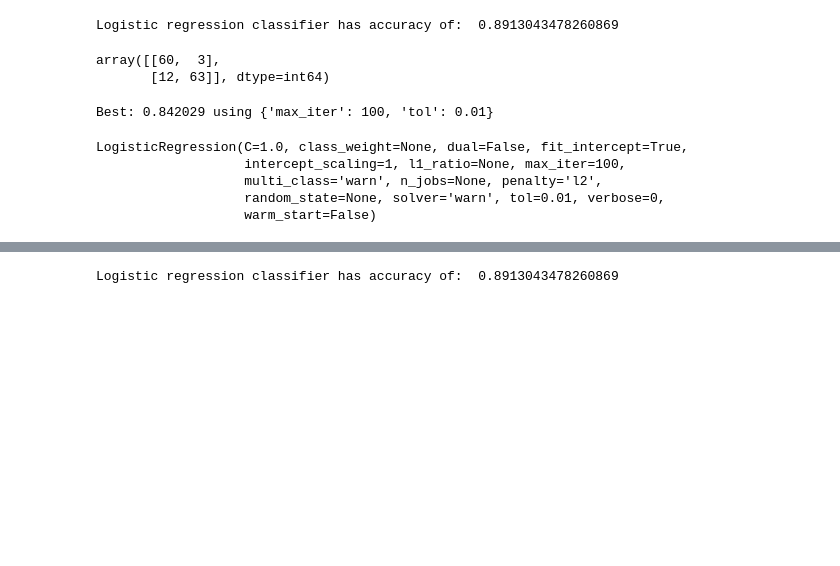
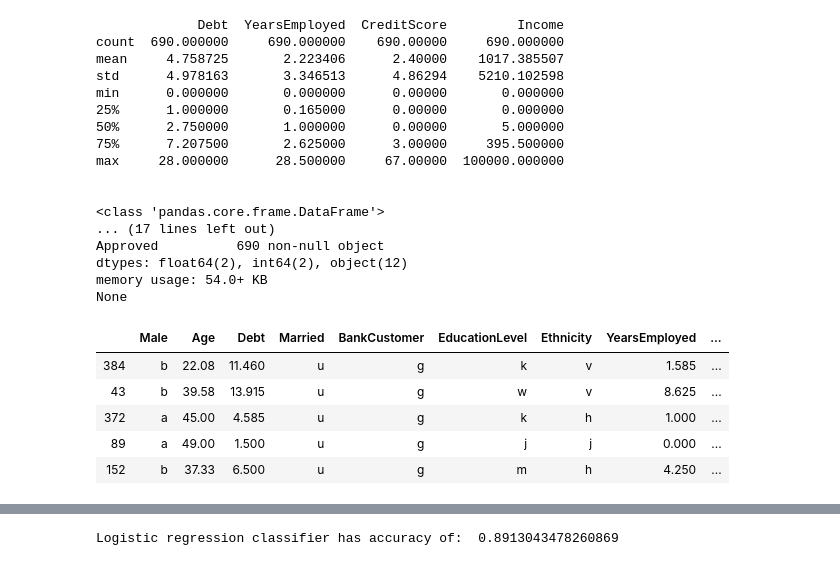
Before and after one commit to Euchigere/task4_b, a Jupyter notebook: CreditCardApproval.ipynb, the cells around one changed output, grey strips where cells are left out. Saved outputs shown, nothing was run; the diff lists cells and outputs as text; code cells hidden in the pictures; blank space fills up the shorter version.

```diff
--- a/CreditCardApproval.ipynb
+++ b/CreditCardApproval.ipynb
@@ -179,46 +0,0 @@ LogisticRegression(C=1.0, class_weight=None, dual=False, fit_intercept=True,
-# %%
-# Import confusion_matrix
-from sklearn.metrics import confusion_matrix
-
-# Using the trained model to predict instances from the test set
-y_pred = logreg.predict(rescaledX_test)
-
-# Getting the accuracy score of predictive model
-print("Logistic regression classifier has accuracy of: ", logreg.score(rescaledX_test, Y_test))
-
-# Evaluate the confusion_matrix
-confusion_matrix(Y_test, y_pred)
-# %% [output]
-Logistic regression classifier has accuracy of:  0.8913043478260869
-array([[60,  3],
-       [12, 63]], dtype=int64)
-# %%
-# Import GridSearchCV
-from sklearn.model_selection import GridSearchCV
-
-# Define the grid of values for tol and max_iter
-tol = [0.01, 0.001, 0.0001]
-max_iter = [100, 150, 200]
-
-# Create a dictionary
-param_grid = dict(tol=tol, max_iter=max_iter)
-
-# Initializing GridSearchCV
-grid_model = GridSearchCV(estimator=LogisticRegression(), param_grid=param_grid, cv=5)
-
-# Calculating and summarizing the final results
-grid_model_result = grid_model.fit(rescaledX, y)
-best_score, best_params = grid_model_result.best_score_, grid_model_result.best_params_
-print("Best: %f using %s" %  (best_score, best_params))
-# %% [output]
-Best: 0.842029 using {'max_iter': 100, 'tol': 0.01}
-# %%
-# Fitting logistic regression with best parameter values from gridsearch
-logreg2 = LogisticRegression(max_iter=100, tol=0.01)
-logreg2.fit(rescaledX_train, y_train)
-# %% [output]
-LogisticRegression(C=1.0, class_weight=None, dual=False, fit_intercept=True,
-                   intercept_scaling=1, l1_ratio=None, max_iter=100,
-                   multi_class='warn', n_jobs=None, penalty='l2',
-                   random_state=None, solver='warn', tol=0.01, verbose=0,
-                   warm_start=False)
@@ -224,0 +15,32 @@ LogisticRegression(C=1.0, class_weight=None, dual=False, fit_intercept=True,
+# %%
+col = ['Male', 'Age', 'Debt', 'Married', 'BankCustomer', 'EducationLevel', 'Ethnicity', 'YearsEmployed', 'PriorDefault', 'Employed', 'CreditScore', 'DriversLicense', 'Citizen', 'ZipCode', 'Income', 'Approved']
+crx_data = pd.read_csv('crx.data', names=col)
+# %%
+# Printing data info and sample
+print(crx_data.describe(), "\n\n")
+print(crx_data.info())
+crx_data.sample(5)
+# %% [output]
+             Debt  YearsEmployed  CreditScore         Income
+count  690.000000     690.000000    690.00000     690.000000
+mean     4.758725       2.223406      2.40000    1017.385507
+std      4.978163       3.346513      4.86294    5210.102598
+min      0.000000       0.000000      0.00000       0.000000
+25%      1.000000       0.165000      0.00000       0.000000
+50%      2.750000       1.000000      0.00000       5.000000
+75%      7.207500       2.625000      3.00000     395.500000
+max     28.000000      28.500000     67.00000  100000.000000
+
+
+<class 'pandas.core.frame.DataFrame'>
+... (17 lines left out)
+Approved          690 non-null object
+dtypes: float64(2), int64(2), object(12)
+memory usage: 54.0+ KB
+None
+|  | Male | Age | Debt | Married | BankCustomer | EducationLevel | Ethnicity | YearsEmployed | ... |
+| 384 | b | 22.08 | 11.460 | u | g | k | v | 1.585 | ... |
+| 43 | b | 39.58 | 13.915 | u | g | w | v | 8.625 | ... |
+| 372 | a | 45.00 | 4.585 | u | g | k | h | 1.000 | ... |
+| 89 | a | 49.00 | 1.500 | u | g | j | j | 0.000 | ... |
+| 152 | b | 37.33 | 6.500 | u | g | m | h | 4.250 | ... |
```
Also changed, not shown: parts of 31 cells of this notebook, 1 other file.
